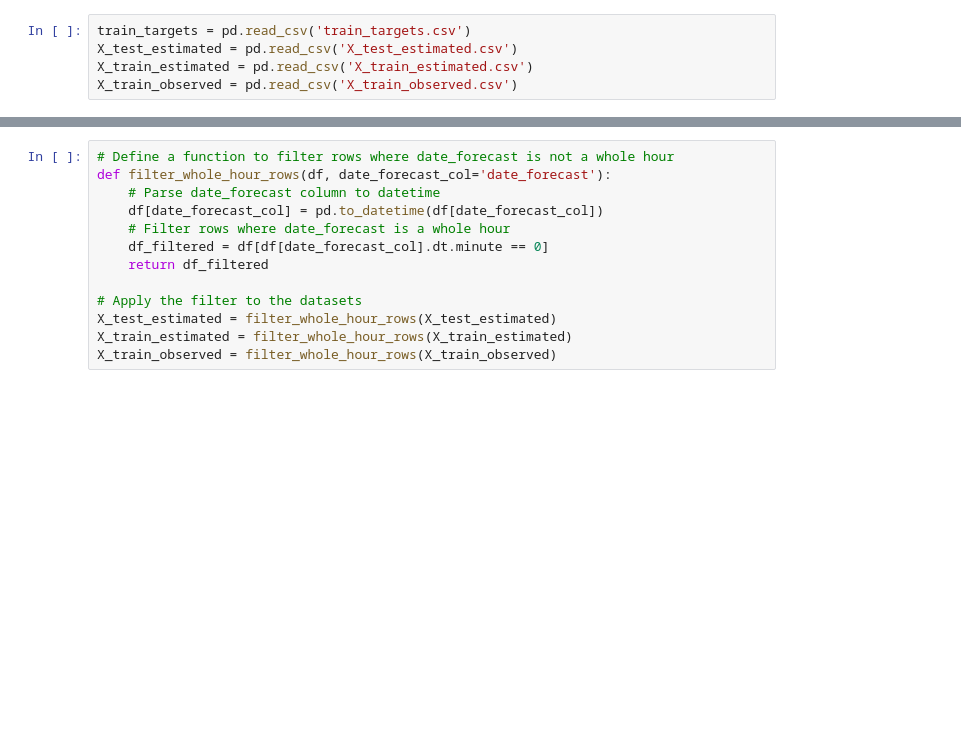
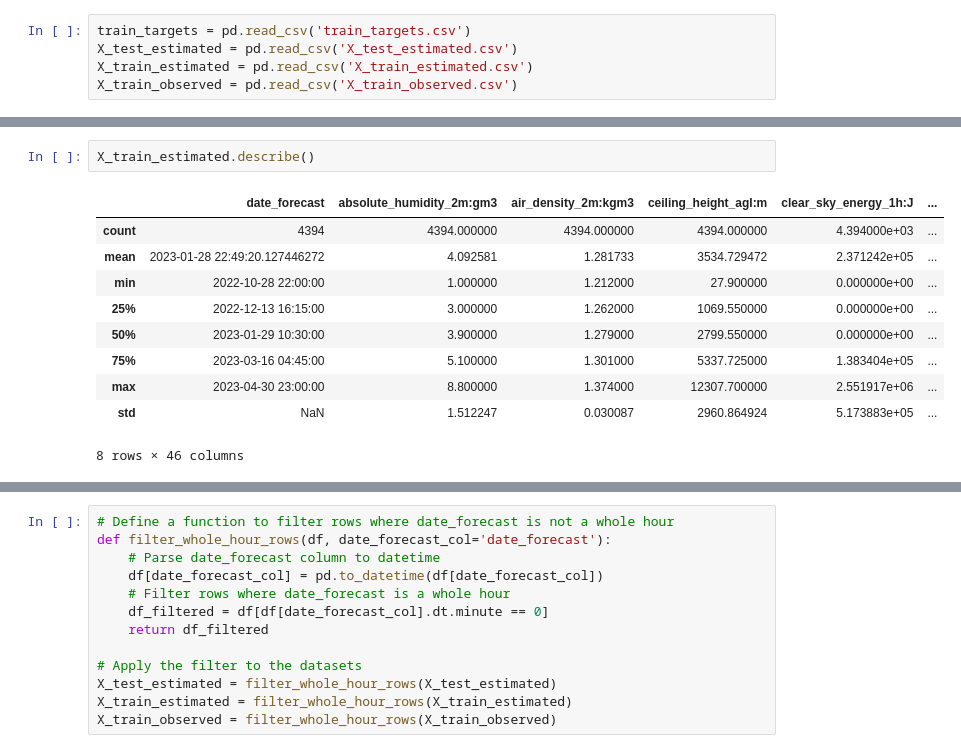
Before and after one commit to Markuski2023/MLGroupProject, a Jupyter notebook: src/EDA.ipynb, the cells around one changed output, grey strips where cells are left out. Drawn from its saved outputs; the diff is of its cells as text; blank space fills up the shorter version.

```diff
--- a/src/EDA.ipynb
+++ b/src/EDA.ipynb
@@ -14,0 +28,13 @@ X_train_observed = pd.read_csv('X_train_observed.csv')
+# %%
+X_train_estimated.describe()
+# %% [output]
+|  | date_forecast | absolute_humidity_2m:gm3 | air_density_2m:kgm3 | ceiling_height_agl:m | clear_sky_energy_1h:J | ... |
+| count | 4394 | 4394.000000 | 4394.000000 | 4394.000000 | 4.394000e+03 | ... |
+| mean | 2023-01-28 22:49:20.127446272 | 4.092581 | 1.281733 | 3534.729472 | 2.371242e+05 | ... |
+| min | 2022-10-28 22:00:00 | 1.000000 | 1.212000 | 27.900000 | 0.000000e+00 | ... |
+| 25% | 2022-12-13 16:15:00 | 3.000000 | 1.262000 | 1069.550000 | 0.000000e+00 | ... |
+| 50% | 2023-01-29 10:30:00 | 3.900000 | 1.279000 | 2799.550000 | 0.000000e+00 | ... |
+| 75% | 2023-03-16 04:45:00 | 5.100000 | 1.301000 | 5337.725000 | 1.383404e+05 | ... |
+| max | 2023-04-30 23:00:00 | 8.800000 | 1.374000 | 12307.700000 | 2.551917e+06 | ... |
+| std | NaN | 1.512247 | 0.030087 | 2960.864924 | 5.173883e+05 | ... |
+8 rows × 46 columns
```
Also changed, not shown: parts of 25 cells of this notebook, 5 other files.
